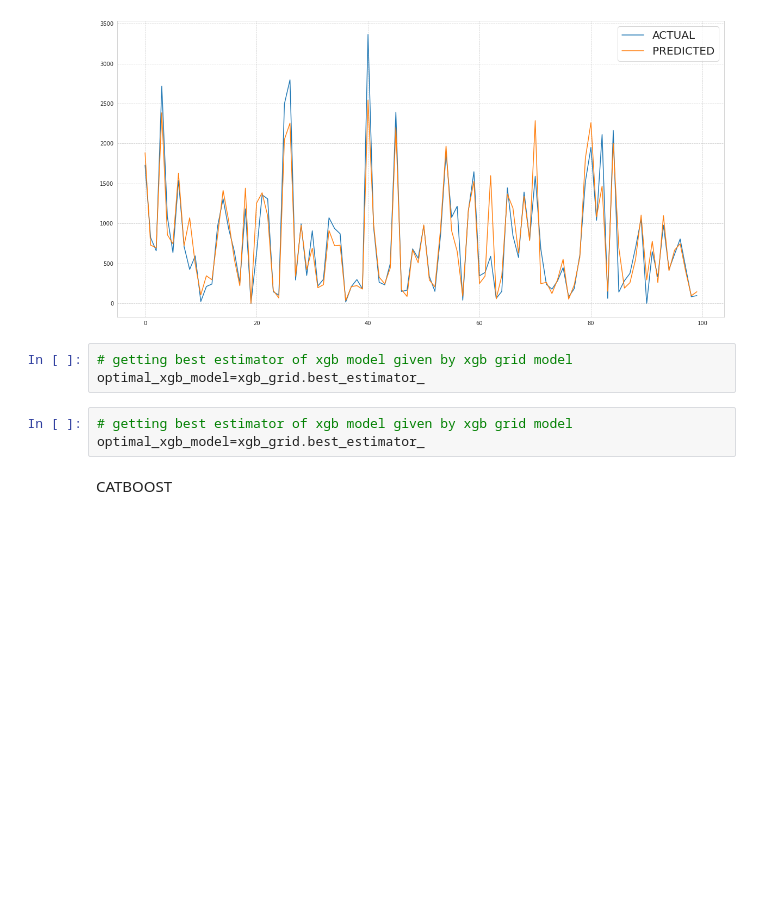
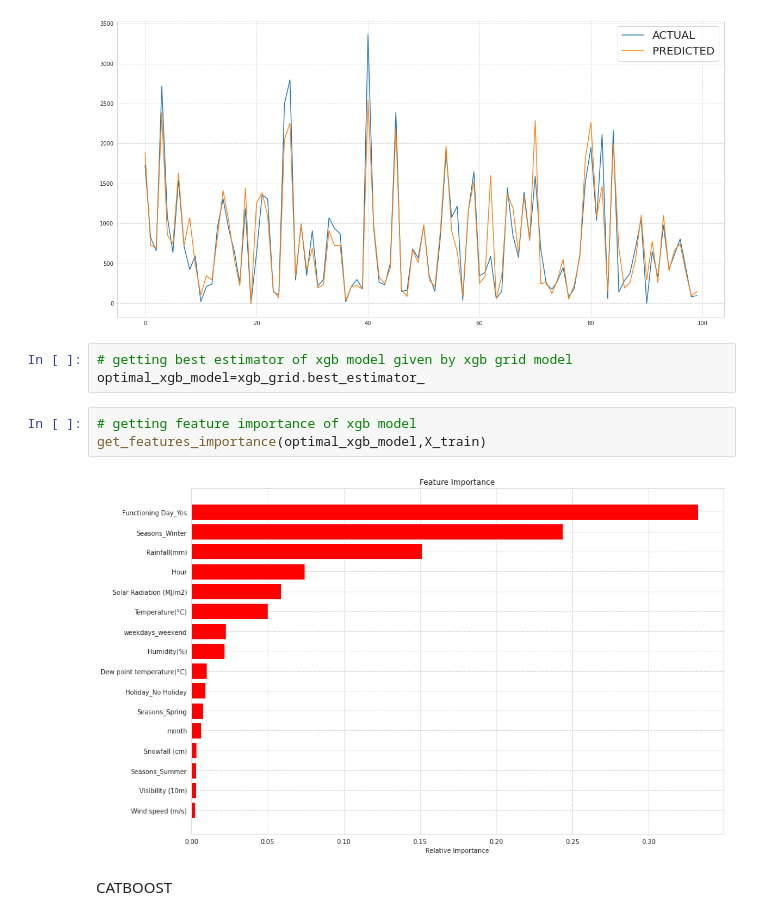
Before and after one commit to raunaksatone5/Bike-Sharing-Demand-Prediction, a Jupyter notebook: Bike_Sharing_Demand_Prediction_Capstone_Project.ipynb, the cells around one changed output. Saved outputs shown, nothing was run; the diff lists cells and outputs as text; blank space fills up the shorter version.

```diff
--- a/Bike_Sharing_Demand_Prediction_Capstone_Project.ipynb
+++ b/Bike_Sharing_Demand_Prediction_Capstone_Project.ipynb
@@ -873,8 +873,10 @@ run_model(xgb_grid,X_train,y_train,X_test,y_test);
 # getting best estimator of xgb model given by xgb grid model
 optimal_xgb_model=xgb_grid.best_estimator_
 # %%
-# getting best estimator of xgb model given by xgb grid model
-optimal_xgb_model=xgb_grid.best_estimator_
+# getting feature importance of xgb model
+get_features_importance(optimal_xgb_model,X_train)
+# %% [output]
+[figure, added]
 # %% [markdown]
 CATBOOST
 # %%
```
Also changed, not shown: parts of 16 cells of this notebook.
